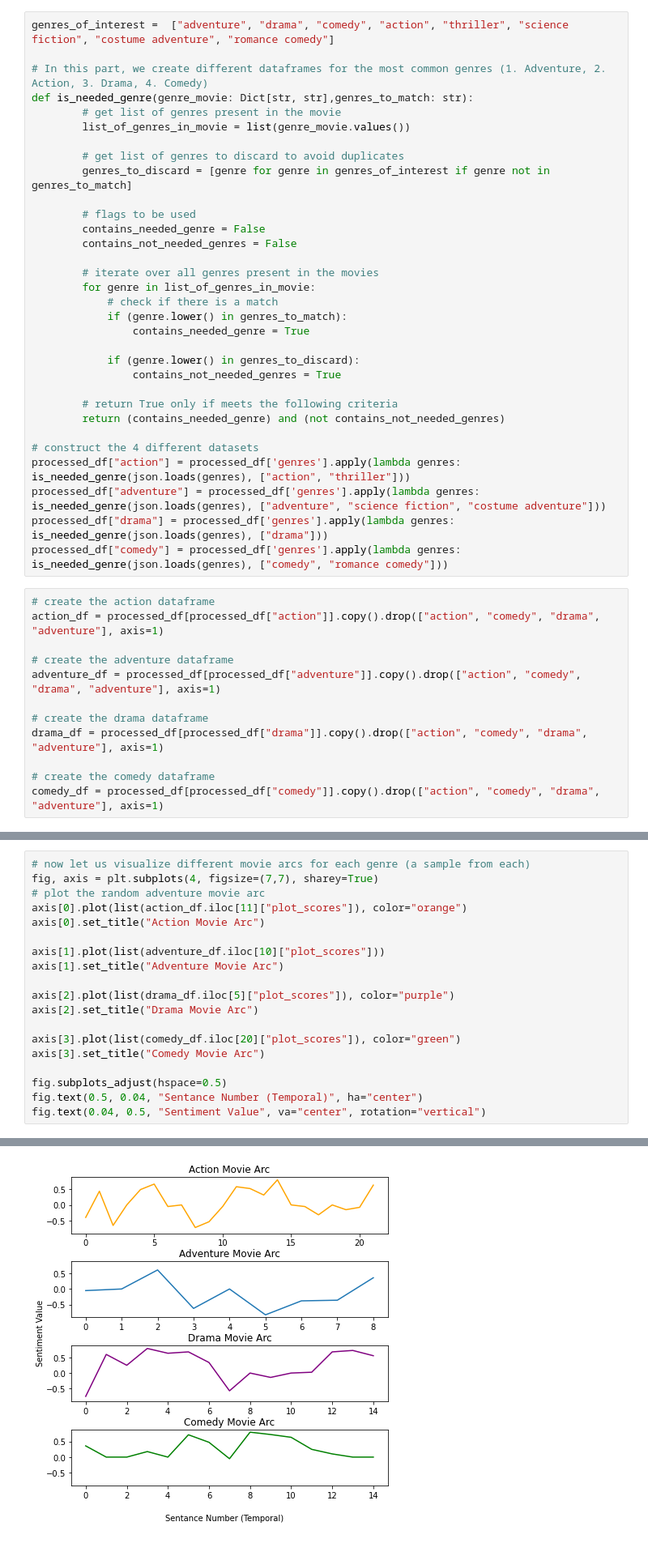
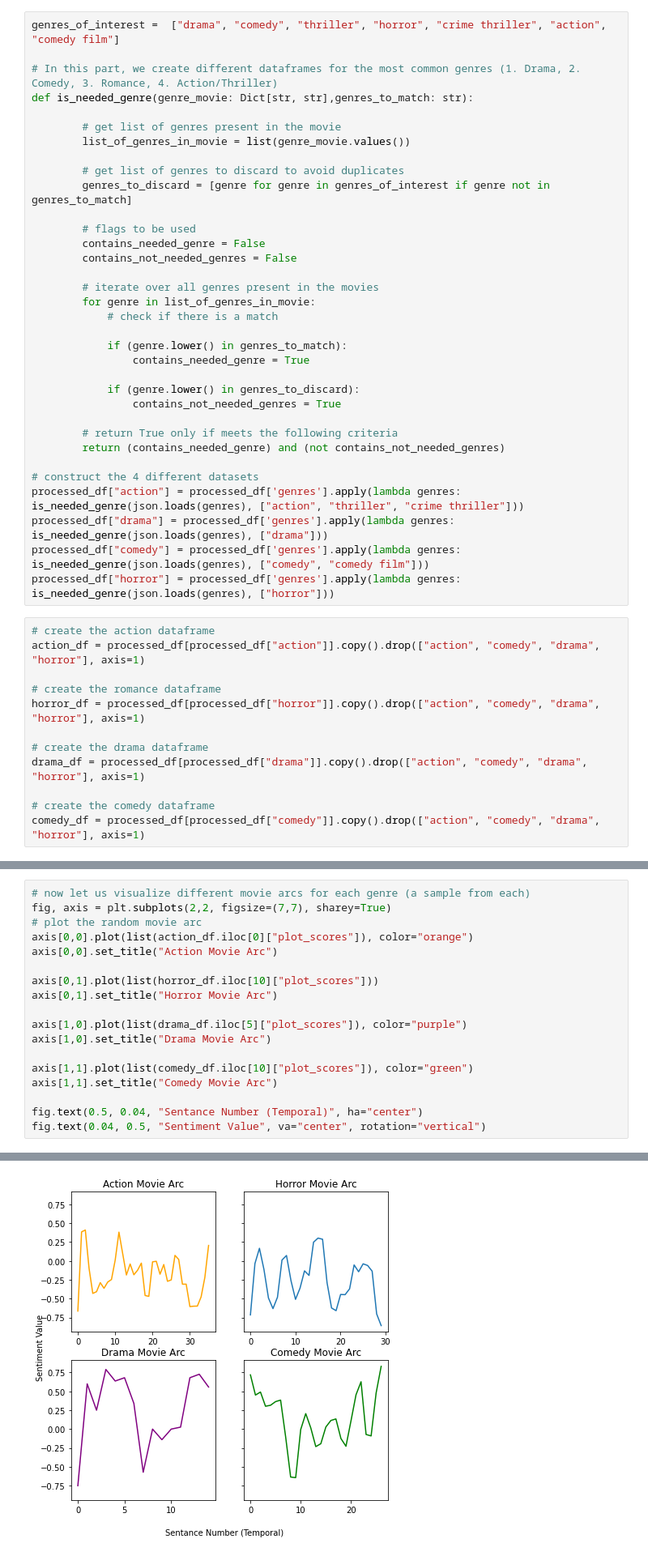
Before and after one commit to epfl-ada/ada-2022-project-runtimeterror, a Jupyter notebook: milestone3.ipynb, the cells around one changed output, grey strips where cells are left out. Shown at 81% size. Drawn from its saved outputs; the diff is of its cells as text.

```diff
--- a/milestone3.ipynb
+++ b/milestone3.ipynb
@@ -228,10 +196,11 @@ plt.show()
 # %% [markdown]
 Now since the movie arcs are highly dependant on the genre, we will divide our dataset into 4 different data frames where each data frame contain only the genre that we are interrested in. Yet movies, tend not to belong to only one genre but to multiple genres. Accordingly, we splitted the dataset in a mutually exclusive manner. Specifically, when we are constructing a dataframe of a genre of interest, we made sure that the choosen movies does not share any other genre of interest besides the constructed one.
 # %%
-genres_of_interest =  ["adventure", "drama", "comedy", "action", "thriller", "science fiction", "costume adventure", "romance comedy"]
+genres_of_interest =  ["drama", "comedy", "thriller", "horror", "crime thriller", "action", "comedy film"]
 
-# In this part, we create different dataframes for the most common genres (1. Adventure, 2. Action, 3. Drama, 4. Comedy)
+# In this part, we create different dataframes for the most common genres (1. Drama, 2. Comedy, 3. Romance, 4. Action/Thriller)
 def is_needed_genre(genre_movie: Dict[str, str],genres_to_match: str):
+
         # get list of genres present in the movie
         list_of_genres_in_movie = list(genre_movie.values())
 
@@ -245,6 +214,7 @@ def is_needed_genre(genre_movie: Dict[str, str],genres_to_match: str):
         # iterate over all genres present in the movies
         for genre in list_of_genres_in_movie:
             # check if there is a match
+
             if (genre.lower() in genres_to_match):
                 contains_needed_genre = True
 
@@ -255,21 +225,21 @@ def is_needed_genre(genre_movie: Dict[str, str],genres_to_match: str):
         return (contains_needed_genre) and (not contains_not_needed_genres)
 
 # construct the 4 different datasets
-processed_df["action"] = processed_df['genres'].apply(lambda genres: is_needed_genre(json.loads(genres), ["action", "thriller"]))
-processed_df["adventure"] = processed_df['genres'].apply(lambda genres: is_needed_genre(json.loads(genres), ["adventure", "science fiction", "costume adventure"]))
+processed_df["action"] = processed_df['genres'].apply(lambda genres: is_needed_genre(json.loads(genres), ["action", "thriller", "crime thriller"]))
 processed_df["drama"] = processed_df['genres'].apply(lambda genres: is_needed_genre(json.loads(genres), ["drama"]))
-processed_df["comedy"] = processed_df['genres'].apply(lambda genres: is_needed_genre(json.loads(genres), ["comedy", "romance comedy"]))
+processed_df["comedy"] = processed_df['genres'].apply(lambda genres: is_needed_genre(json.loads(genres), ["comedy", "comedy film"]))
+processed_df["horror"] = processed_df['genres'].apply(lambda genres: is_needed_genre(json.loads(genres), ["horror"]))
 # %%
 # create the action dataframe
-action_df = processed_df[processed_df["action"]].copy().drop(["action", "comedy", "drama", "adventure"], axis=1)
+action_df = processed_df[processed_df["action"]].copy().drop(["action", "comedy", "drama", "horror"], axis=1)
 
-# create the adventure dataframe
-adventure_df = processed_df[processed_df["adventure"]].copy().drop(["action", "comedy", "drama", "adventure"], axis=1)
+# create the romance dataframe
+horror_df = processed_df[processed_df["horror"]].copy().drop(["action", "comedy", "drama", "horror"], axis=1)
 
 # create the drama dataframe
-drama_df = processed_df[processed_df["drama"]].copy().drop(["action", "comedy", "drama", "adventure"], axis=1)
+drama_df = processed_df[processed_df["drama"]].copy().drop(["action", "comedy", "drama", "horror"], axis=1)
 
 # create the comedy dataframe
-comedy_df = processed_df[processed_df["comedy"]].copy().drop(["action", "comedy", "drama", "adventure"], axis=1)
+comedy_df = processed_df[processed_df["comedy"]].copy().drop(["action", "comedy", "drama", "horror"], axis=1)
 # %%
 # form the dataset loader
@@ -289,26 +259,25 @@ The size of the comedy dataset is 3790
 Now that we have the different dataframes, we can visualize a randomly choosen story arc of a movie for each genre.
 # %%
 # now let us visualize different movie arcs for each genre (a sample from each)
-fig, axis = plt.subplots(4, figsize=(7,7), sharey=True)
-# plot the random adventure movie arc
-axis[0].plot(list(action_df.iloc[11]["plot_scores"]), color="orange")
-axis[0].set_title("Action Movie Arc")
+fig, axis = plt.subplots(2,2, figsize=(7,7), sharey=True)
+# plot the random movie arc
+axis[0,0].plot(list(action_df.iloc[0]["plot_scores"]), color="orange")
+axis[0,0].set_title("Action Movie Arc")
 
-axis[1].plot(list(adventure_df.iloc[10]["plot_scores"]))
-axis[1].set_title("Adventure Movie Arc")
+axis[0,1].plot(list(horror_df.iloc[10]["plot_scores"]))
+axis[0,1].set_title("Horror Movie Arc")
 
-axis[2].plot(list(drama_df.iloc[5]["plot_scores"]), color="purple")
-axis[2].set_title("Drama Movie Arc")
+axis[1,0].plot(list(drama_df.iloc[5]["plot_scores"]), color="purple")
+axis[1,0].set_title("Drama Movie Arc")
 
-axis[3].plot(list(comedy_df.iloc[20]["plot_scores"]), color="green")
-axis[3].set_title("Comedy Movie Arc")
+axis[1,1].plot(list(comedy_df.iloc[10]["plot_scores"]), color="green")
+axis[1,1].set_title("Comedy Movie Arc")
 
-fig.subplots_adjust(hspace=0.5)
 fig.text(0.5, 0.04, "Sentance Number (Temporal)", ha="center")
 fig.text(0.04, 0.5, "Sentiment Value", va="center", rotation="vertical")
 # %% [output]
 Text(0.04, 0.5, 'Sentiment Value')
-[figure, old version]
+[figure, new version]
 # %% [markdown]
 Visualizing one movie is often noisy and not representative, accordingly, we will find the average sentiment score for all the movies in each genre. With that, we compute the typical movie story arc by taking into account the fact that different movies have different lengths.
 
```
Also changed, not shown: parts of 39 cells of this notebook.
